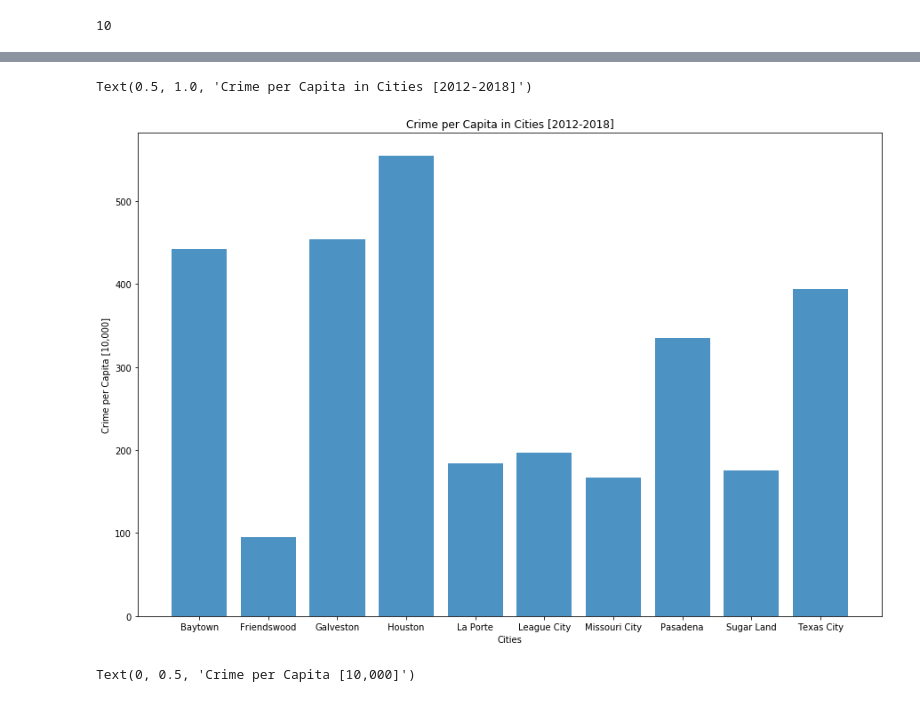
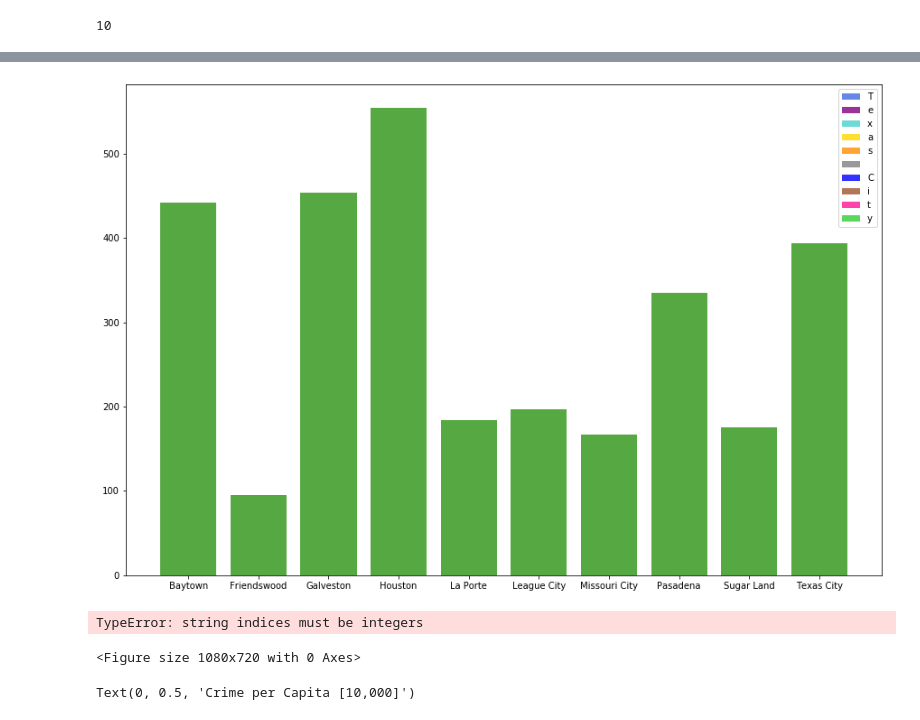
Before and after one commit to andresocorro/project_1, a Jupyter notebook: src_files/CrimeData.ipynb, the cells around one changed output, grey strips where cells are left out. Saved outputs shown, nothing was run; the diff lists cells and outputs as text; code cells hidden in the pictures.

```diff
--- a/src_files/CrimeData.ipynb
+++ b/src_files/CrimeData.ipynb
@@ -192,18 +192,3 @@ crime_graph_df['Total Crime Per Capita [10,000]'].loc[crime_graph_df['City'] ==
 # %% [output]
 array([528.21822091, 534.26311577, 445.6218116 , 403.00732387,
        409.19921268, 386.68126825, 386.68126825])
-# %%
-# Graphing parameters
-plt.figure(figsize =(15,10))
-plt.ylim(0,700)
-
-# Graph line graph of crime per capita of cities in question
-for city in city_list:
-    filter_city_df = crime_graph_df.loc[crime_graph_df['City'] == city]
-    plt.plot(filter_city_df['Year'],filter_city_df['Total Crime Per Capita [10,000]'], label=city, alpha = .6, linewidth = 10, marker="X")
-
-# Labels for map
-plt.xlabel("Years")
-plt.ylabel("Crime per Capita [10,000]")
-plt.title("Crime per Capita in Cities [2012-2018]")
-plt.legend(loc="best")
@@ -256,13 +272,27 @@ geo_crime_df.to_csv(output_geo, index=False)
+# %%
+plt.figure(figsize =(15,10))
+
+# plt.legend(labels = [x for x in city_list], loc="best")
+for i, city in enumerate(city_list):
+    plt.bar(x=city_list, height=total_lst, color = colors[i] , alpha=.8, align='center')
+    plt.legend(labels=city_list[i])
+
+# plt.legend(labels = [x for x in city_list], loc="best")
+# %% [output]
+[figure, added]
 # %%
 plt.figure(figsize =(15,10))
-plt.bar(x=city_list, height=total_lst, alpha=.8, align='center')
+
+for i in enumerate(city_list):
+    plt.bar(x=city_list, height=total_lst, color = colors , alpha=.8, align='center', label=city[i])
+
 plt.xlabel("Cities")
 plt.ylabel("Crime per Capita [10,000]")
 plt.title("Crime per Capita in Cities [2012-2018]")
-# plt.legend(loc="best")
+plt.legend(loc="best")
 # %% [output]
-Text(0.5, 1.0, 'Crime per Capita in Cities [2012-2018]')
+TypeError: string indices must be integers
-[figure, removed]
+<Figure size 1080x720 with 0 Axes>
 # %%
 # 'Total Crime': total_lst,
 plotdata = pd.DataFrame({'Property Crime': property_lst, 'Violent Crime': violent_lst}, index = city_list)
```
Also changed, not shown: parts of 6 cells of this notebook.
